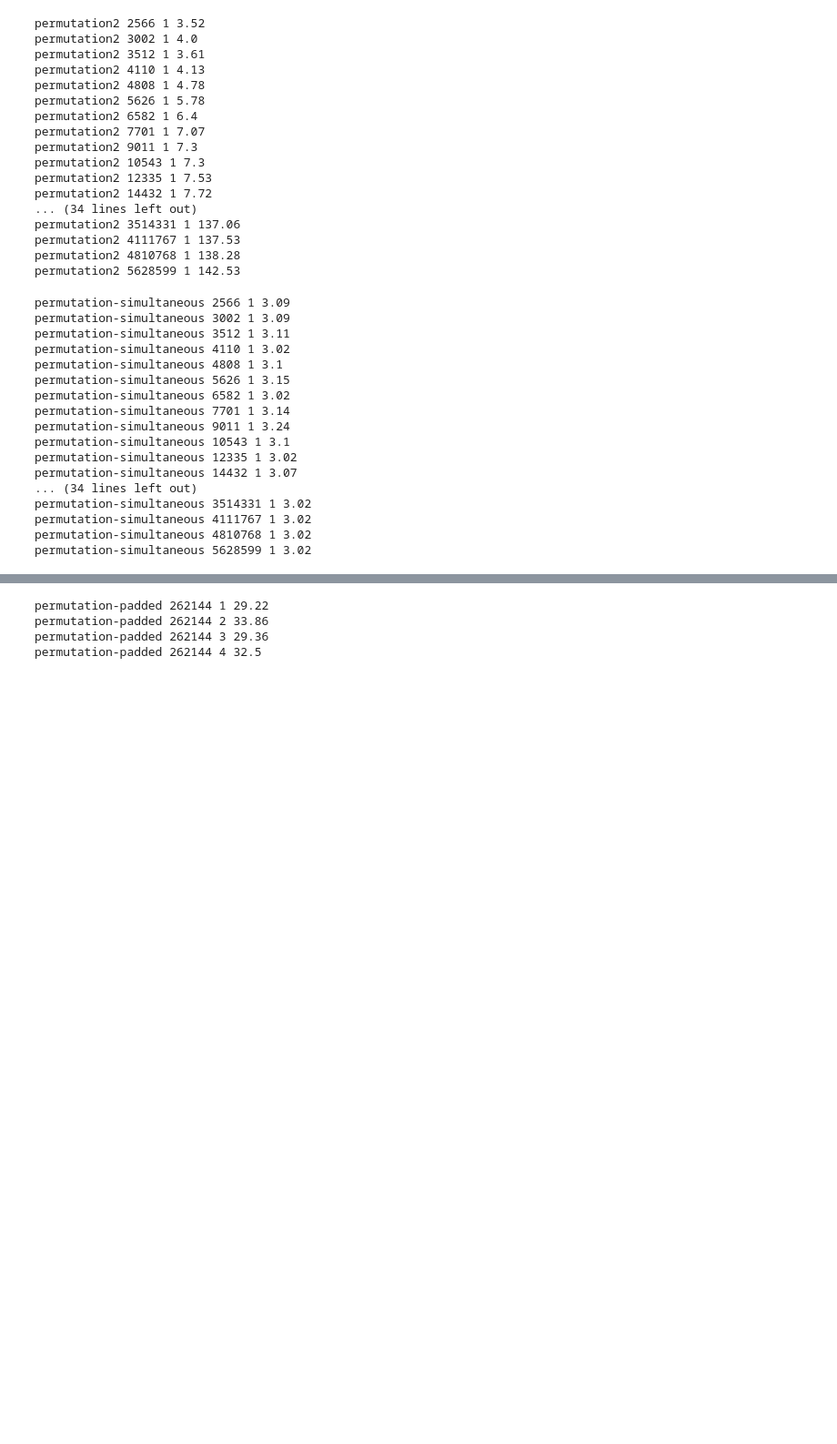
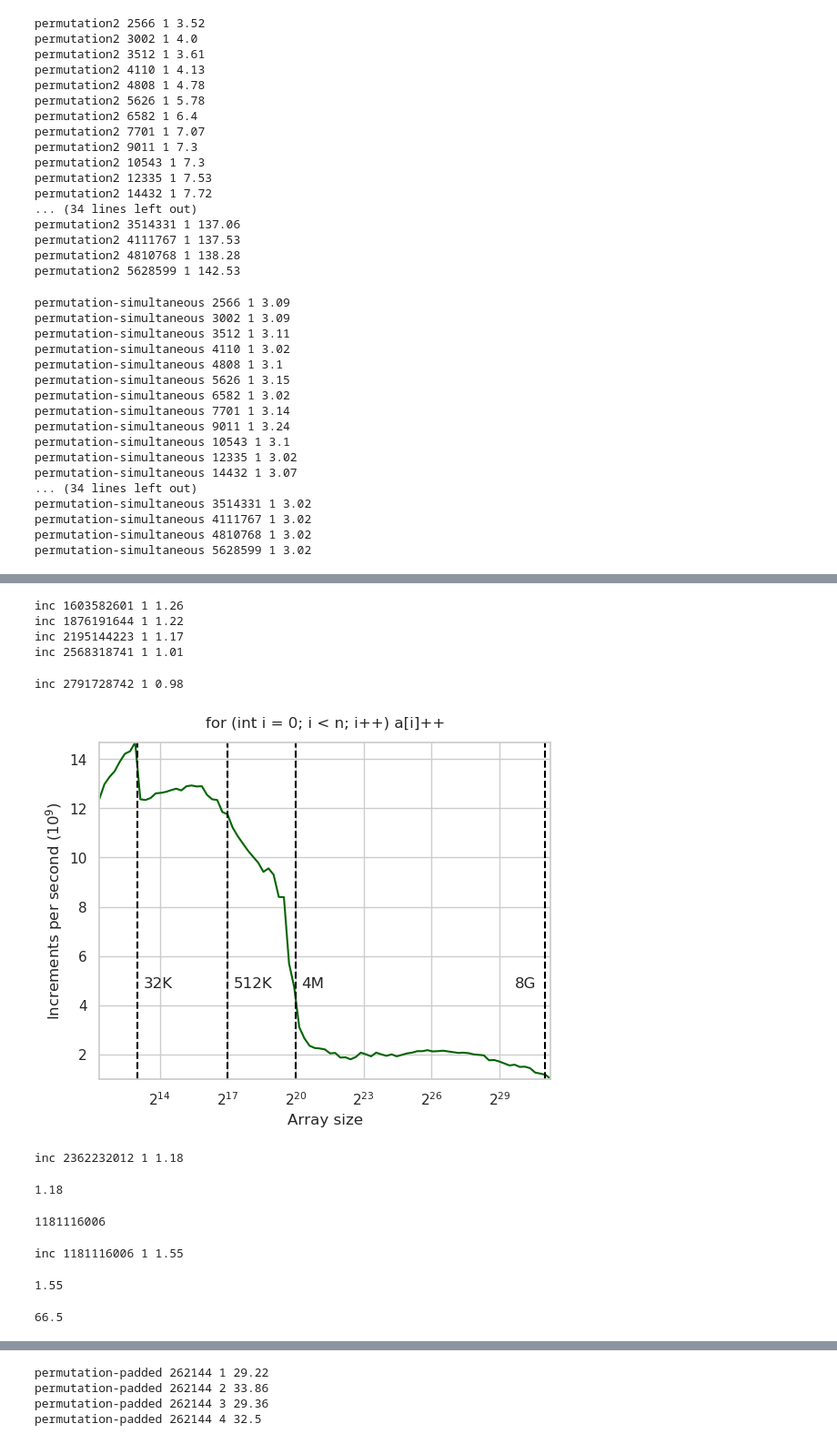
Before and after one commit to sslotin/amh-code, a Jupyter notebook: cpu-cache/plot.ipynb, the cells around one changed output, grey strips where cells are left out. Shown at 91% size. Cells and saved outputs as stored; diff of their text form; code cells hidden in the pictures; blank space fills up the shorter version.

```diff
--- a/cpu-cache/plot.ipynb
+++ b/cpu-cache/plot.ipynb
@@ -825,0 +866,3 @@ permutation-simultaneous 262144 4 31.04
+# %%
+rest_ns = list(int(1.17**k) for k in range(135, 139))
+rest_ns[-1]
@@ -825,0 +871,2 @@ permutation-simultaneous 262144 4 31.04
+# %%
+large_inc = [bench('inc', n=n) for n in large_ns]
@@ -825,0 +891,60 @@ permutation-simultaneous 262144 4 31.04
+# %%
+rest_inc = [bench('inc', n=n) for n in rest_ns]
+# %% [output]
+inc 1603582601 1 1.26
+inc 1876191644 1 1.22
+inc 2195144223 1 1.17
+inc 2568318741 1 1.01
+# %%
+last_n = int(1.3 * 2**31)
+last_inc = bench('inc', last_n)
+# %% [output]
+inc 2791728742 1 0.98
+# %%
+plt.plot(large_ns + rest_ns + [last_n], large_inc + rest_inc + [last_inc], color='darkgreen')
+
+lines = [
+    (2**13, "32K", 1.2),
+    (2**17, "512K", 1.2),
+    (2**20, "4M", 1.2),
+    (2**31, "8G", 0.4),
+]
+
+for x, t, offs in lines:
+    plt.text(x * offs, 4.7, t)
+    plt.axvline(x=x, color='black', linestyle='--')
+
+plt.xscale('log', basex=2)
+plt.xlabel('Array size')
+
+plt.ylabel('Increments per second ($10^9$)')
+
+plt.title('for (int i = 0; i < n; i++) a[i]++', pad=12)
+
+#plt.ylim(bottom=0, top=ylim)
+plt.margins(0)
+
+fig = plt.gcf()
+fig.savefig('large-inc.svg')
+
+plt.show()
+# %% [output]
+[figure, added]
+# %%
+bench('inc', n=int(1.1 * 2**31), d=1)
+# %% [output]
+inc 2362232012 1 1.18
+1.18
+# %%
+int(1.1 * 2**30)
+# %% [output]
+1181116006
+# %%
+bench('inc', n=int(1.1 * 2**30), d=1)
+# %% [output]
+inc 1181116006 1 1.55
+1.55
+# %%
+38+14.25*2
+# %% [output]
+66.5
```
Also changed, not shown: parts of 24 cells of this notebook, 4 other files.
